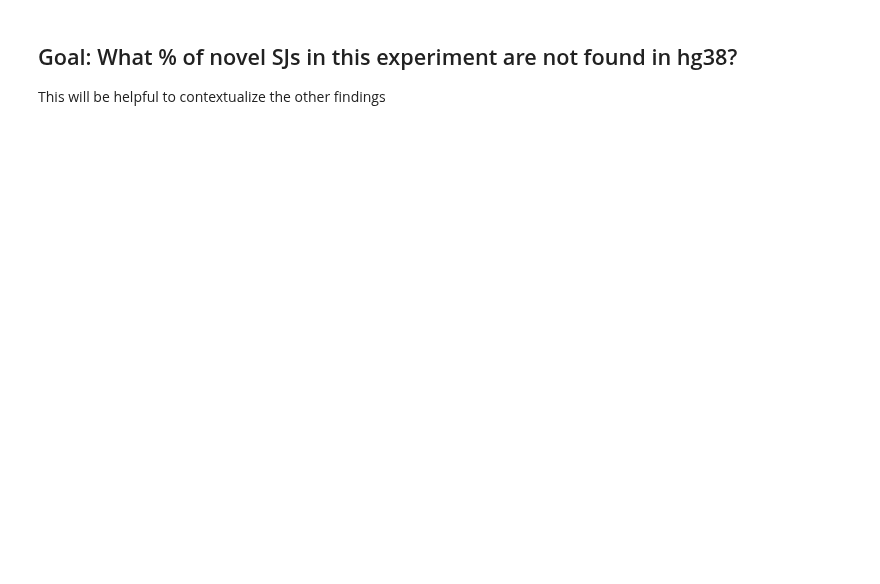
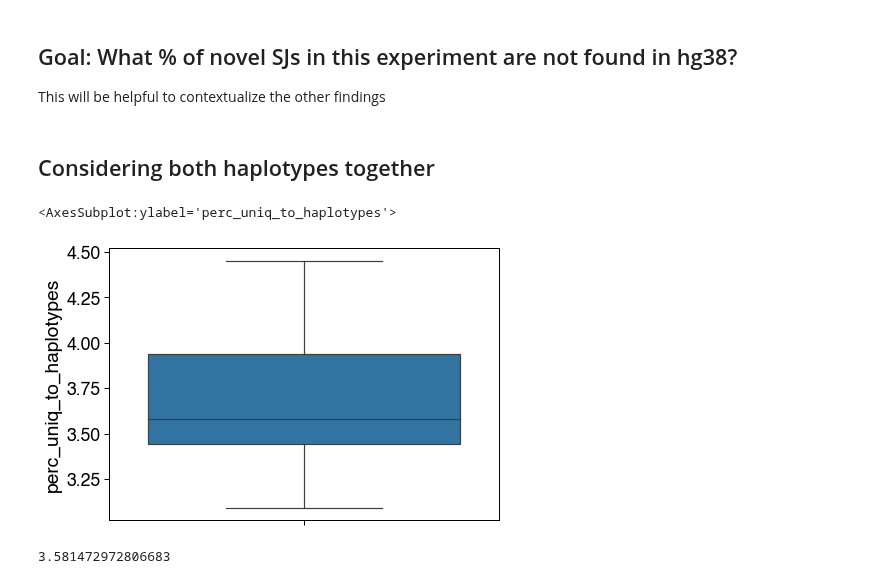
Before and after one commit to fairliereese/240903_pt, a Jupyter notebook: analysis/td_personal_perc_nov_sjs_not_in_hg38.ipynb, the cells around one changed output. Saved outputs shown, nothing was run; the diff lists cells and outputs as text; code cells hidden in the pictures; blank space fills up the shorter version.

Commit message:
more novel sj / ic analysis

```diff
--- a/analysis/td_personal_perc_nov_sjs_not_in_hg38.ipynb
+++ b/analysis/td_personal_perc_nov_sjs_not_in_hg38.ipynb
@@ -60,3 +60,5 @@ assert len(df.index) == 30
 hap = ['hap1', 'hap2']
 
 meta_df = df.copy(deep=True)
+# %% [markdown]
+## Considering both haplotypes together
@@ -62,0 +107,11 @@ meta_df = df.copy(deep=True)
+# %%
+temp['perc_uniq_to_haplotypes'] = (temp['n_non_hg38_novel_sj']/temp['n_novel_sj'])*100
+sns.boxplot(temp,
+            y='perc_uniq_to_haplotypes')
+# %% [output]
+<AxesSubplot:ylabel='perc_uniq_to_haplotypes'>
+[figure, added]
+# %%
+temp.perc_uniq_to_haplotypes.median()
+# %% [output]
+3.581472972806683
```
Also changed, not shown: parts of 23 cells of this notebook, 4 other files.
